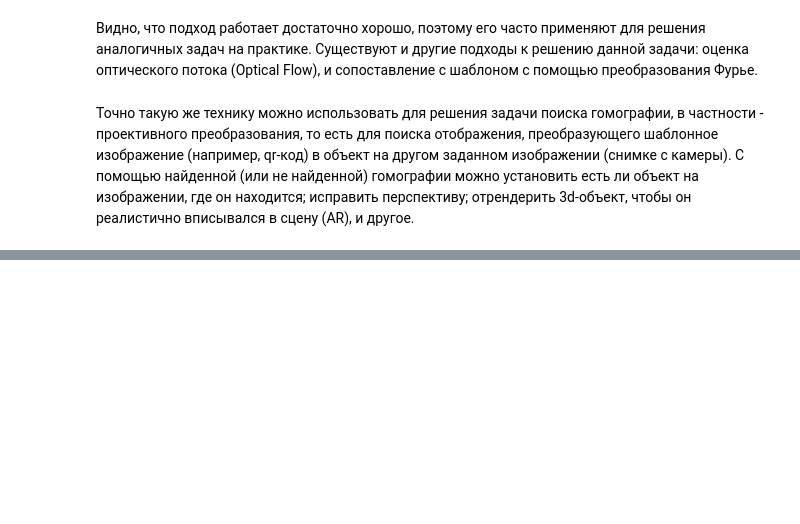
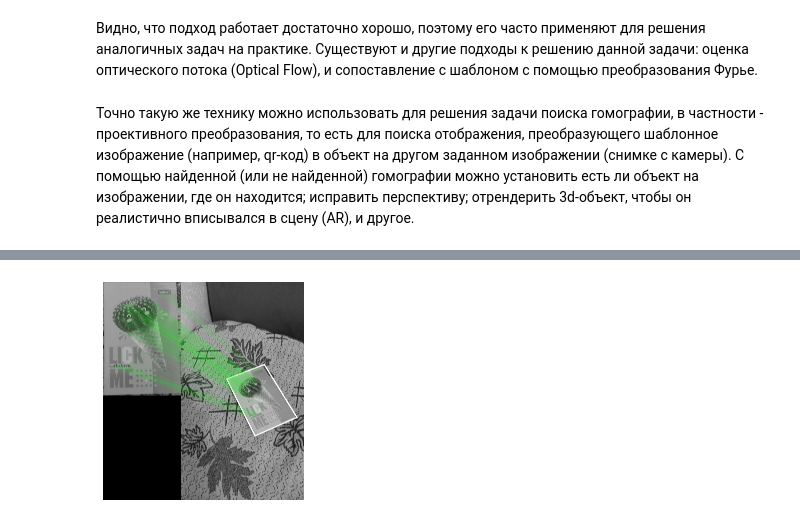
Before and after one commit to naschastliv/sem_gap_second, a Jupyter notebook: second_image_processing.ipynb, the cells around one changed output, grey strips where cells are left out. Saved outputs shown, nothing was run; the diff lists cells and outputs as text; code cells hidden in the pictures; blank space fills up the shorter version.

```diff
--- a/second_image_processing.ipynb
+++ b/second_image_processing.ipynb
@@ -359,0 +377,81 @@ add_to_answer(
+# %%
+source_image_file_first = os.path.join("images", "cactus1.jpg")
+source_image_file_second = os.path.join("images", "cactus2.jpg")
+result_image_file = os.path.join("images", "task_3_result.png")
+
+
+# Напишите здесь код для решения задания
+#pts_src = np.array([ [141, 131], [480, 159], [493, 630],[64, 601] ])
+
+# Сохраните картинку с двумя "подграфиками":
+#  - на первом: первую картинку с нарисованным поверх ограничивающим 4-угольником, заданным вручную
+#  - на втором: вторую картинку с нарисованным поверх вычисленным ограничивающим 4-угольником
+#plt.savefig(result_image_file, dpi=150)
+
+
+MIN_MATCH_COUNT = 10
+
+
+img = cv2.imread(source_image_file_first, 0)  # queryImage
+img2 = cv2.imread(source_image_file_second, 0)  # trainImage
+
+img1 = img[553:3353, 545:2473]
+# cv.imshow("cropped", cropped_image)
+
+# Initiate SIFT detector
+sift = cv2.SIFT_create()
+
+# find the keypoints and descriptors with SIFT
+kp1, des1 = sift.detectAndCompute(img1, None)
+kp2, des2 = sift.detectAndCompute(img2, None)
+
+FLANN_INDEX_KDTREE = 1
+index_params = dict(algorithm=FLANN_INDEX_KDTREE, trees=5)
+search_params = dict(checks=50)
+flann = cv2.FlannBasedMatcher(index_params, search_params)
+matches = flann.knnMatch(des1, des2, k=2)
+
+# store all the good matches as per Lowe's ratio test.
+good = []
+
+for m, n in matches:
+    if m.distance < 0.7*n.distance:
+        good.append(m)
+
+if len(good) > MIN_MATCH_COUNT:
+    src_pts = np.float32([kp1[m.queryIdx].pt for m in good]).reshape(-1, 1, 2)
+    dst_pts = np.float32([kp2[m.trainIdx].pt for m in good]).reshape(-1, 1, 2)
+    M, mask = cv2.findHomography(src_pts, dst_pts, cv2.RANSAC, 5.0)
+    matchesMask = mask.ravel().tolist()
+    h, w = img1.shape
+    pts = np.float32([[0, 0], [0, h-1], [w-1, h-1], [w-1, 0]]).reshape(-1, 1, 2)
+    dst = cv2.perspectiveTransform(pts, M)
+    img2 = cv2.polylines(img2, [np.int32(dst)], True, 255, 30, cv2.LINE_AA)
+else:
+    print("Not enough matches are found - {}/{}".format(len(good), MIN_MATCH_COUNT))
+    matchesMask = None
+
+draw_params = dict(matchColor=(0, 255, 0),  # draw matches in green color
+                   singlePointColor=None,
+                   matchesMask=matchesMask,  # draw only inliers
+                   flags=2)
+
+img3 = cv2.drawMatches(img1, kp1, img2, kp2, good, None, **draw_params)
+plt.axis('off')
+plt.imshow(img3, 'gray')
+# plt.show()
+plt.savefig(result_image_file, dpi=150)
+
+
+# Сохранение результатов
+
+add_to_answer(
+    "task_3",
+    {
+        "source_image_file_first": source_image_file_first,
+        "source_image_file_second": source_image_file_second,
+        "result_image": result_image_file,
+    },
+)
+# %% [output]
+[figure, added]
```
Also changed, not shown: parts of 11 cells of this notebook, 9 other files.
